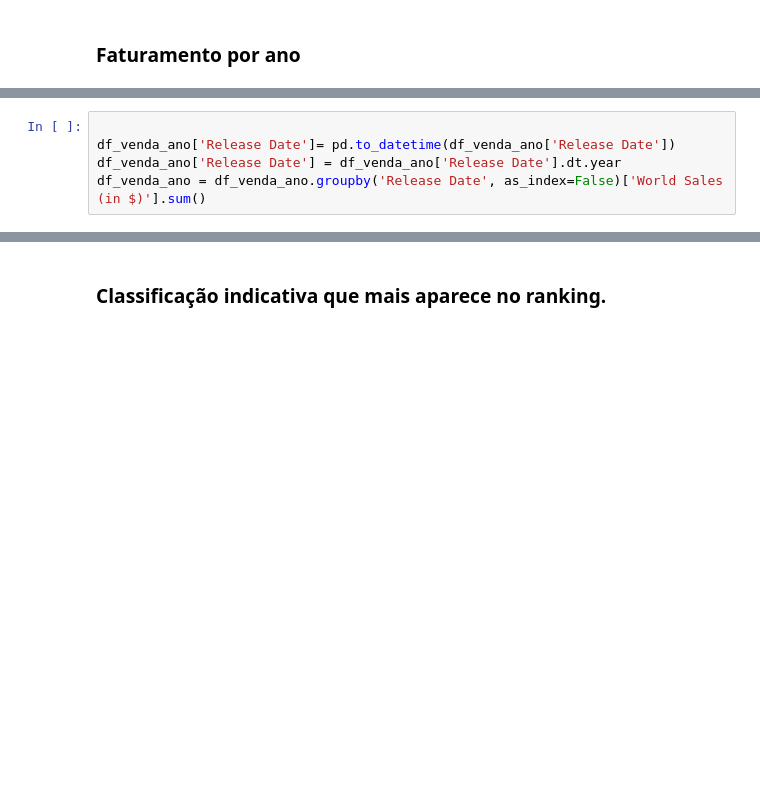
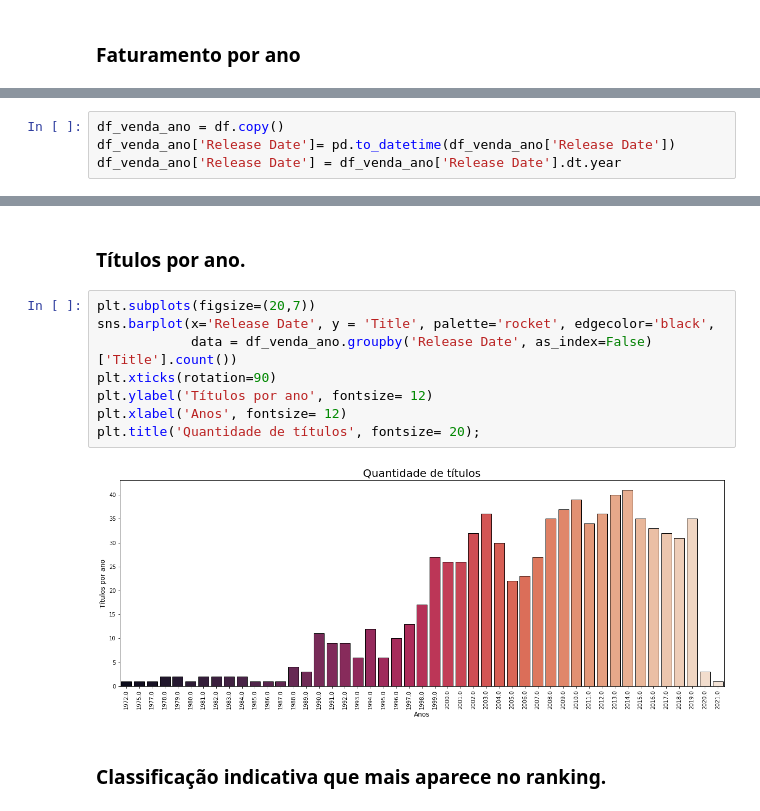
Before and after one commit to iCoelho24/Movies, a Jupyter notebook: Movies.ipynb, the cells around one changed output, grey strips where cells are left out. Cells and saved outputs as stored; diff of their text form; blank space fills up the shorter version.

```diff
--- a/Movies.ipynb
+++ b/Movies.ipynb
@@ -287,8 +285,7 @@ df_venda_ano = df.copy()
 # %%
-
+df_venda_ano = df.copy()
 df_venda_ano['Release Date']= pd.to_datetime(df_venda_ano['Release Date'])
 df_venda_ano['Release Date'] = df_venda_ano['Release Date'].dt.year
-df_venda_ano = df_venda_ano.groupby('Release Date', as_index=False)['World Sales (in $)'].sum()
 # %%
 plt.subplots(figsize=(20,7))
 sns.barplot(x='Release Date', y = 'World Sales (in $)', palette='rocket', edgecolor='black',
@@ -299,6 +296,18 @@ plt.xlabel('Anos', fontsize= 12)
 plt.title('Faturamento por ano', fontsize= 20);
 # %% [output]
 [figure]
+# %% [markdown]
+### Títulos por ano.
+# %%
+plt.subplots(figsize=(20,7))
+sns.barplot(x='Release Date', y = 'Title', palette='rocket', edgecolor='black',
+            data = df_venda_ano.groupby('Release Date', as_index=False)['Title'].count())
+plt.xticks(rotation=90)
+plt.ylabel('Títulos por ano', fontsize= 12)
+plt.xlabel('Anos', fontsize= 12)
+plt.title('Quantidade de títulos', fontsize= 20);
+# %% [output]
+[figure, added]
 # %% [markdown]
 ### Classificação indicativa que mais aparece no ranking.
 # %%
```
Also changed, not shown: parts of 2 cells of this notebook.
